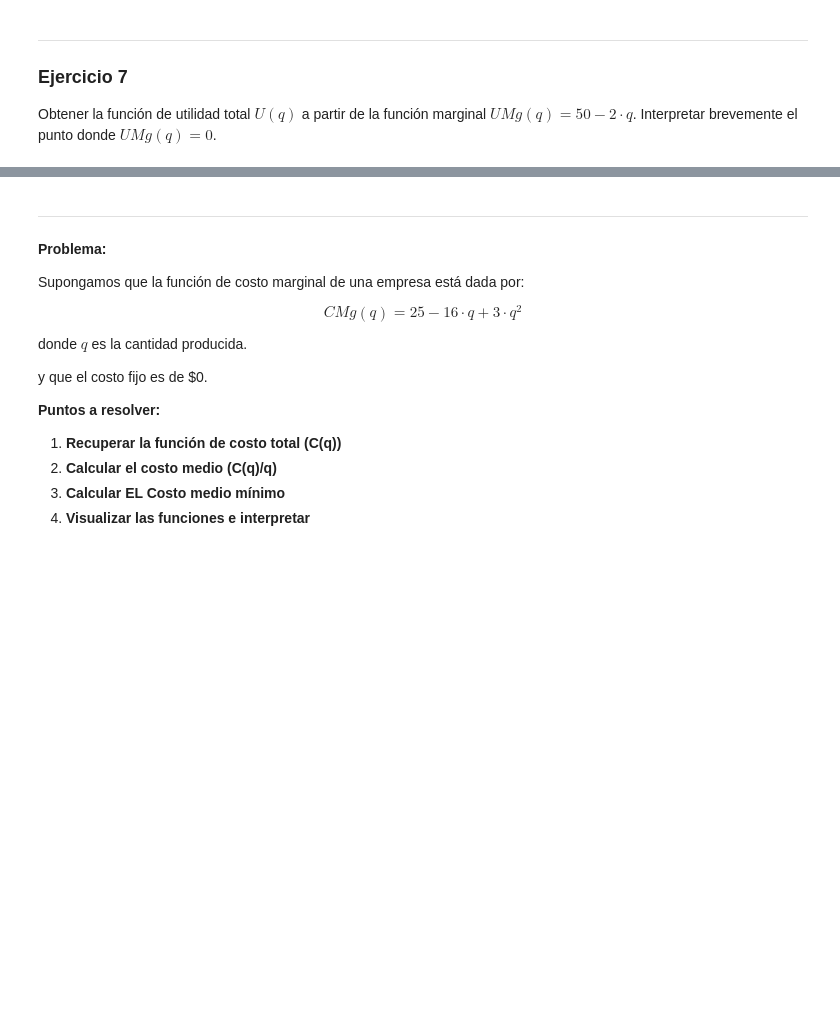
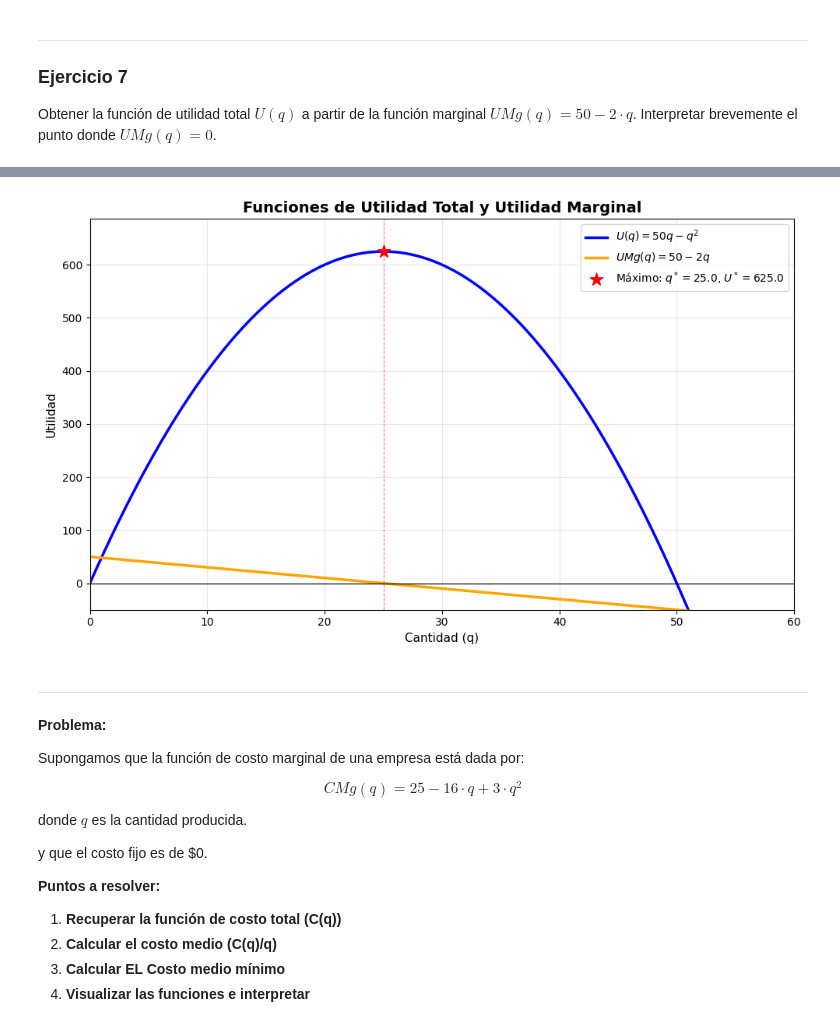
Before and after one commit to alexballera/laboratorio-tgad-fce, a Jupyter notebook: sesiones/2do_parcial/sesion14_Aplicaión_de_Integrales_Indefinidas1/Clase_14_Aplicaión_de_Integrales_Indefinidas1.ipynb, the cells around one changed output, grey strips where cells are left out. Saved outputs shown, nothing was run; the diff lists cells and outputs as text; code cells hidden in the pictures; blank space fills up the shorter version.

```diff
--- a/sesiones/2do_parcial/sesion14_Aplicaión_de_Integrales_Indefinidas1/Clase_14_Aplicaión_de_Integrales_Indefinidas1.ipynb
+++ b/sesiones/2do_parcial/sesion14_Aplicaión_de_Integrales_Indefinidas1/Clase_14_Aplicaión_de_Integrales_Indefinidas1.ipynb
@@ -371,3 +482,23 @@ plt.ylim(-50, None)
+# %%
+# Visualización mejorada de utilidad total y marginal
+plt.figure(figsize=(10, 6))
+plt.plot(q_grid, U_num, color='blue', linewidth=2.5, label='$U(q) = 50q - q^2$')
+plt.plot(q_grid, UMg_num, color='orange', linewidth=2.5, label='$UMg(q) = 50 - 2q$')
+plt.scatter([q_opt], [U.subs(q, q_opt)], c='red', s=150, zorder=5, marker='*',
+            label=f'Máximo: $q^* = {float(q_opt):.1f}$, $U^* = {float(U.subs(q, q_opt)):.1f}$')
+plt.axhline(0, color='black', linewidth=0.8)
+plt.axvline(q_opt, color='red', linewidth=0.8, linestyle='--', alpha=0.5)
+plt.grid(True, alpha=0.3)
+plt.title('Funciones de Utilidad Total y Utilidad Marginal', fontsize=14, fontweight='bold')
+plt.xlabel('Cantidad (q)', fontsize=11)
+plt.ylabel('Utilidad', fontsize=11)
+plt.ylim(-50, None)
+plt.xlim(0, max(q_grid))
+plt.legend(fontsize=10, loc='upper right')
+plt.tight_layout()
+plt.show()
+# %% [output]
+[figure, added]
 # %% [markdown]
 
 
```
Also changed, not shown: parts of 61 cells of this notebook, 4 other files.
